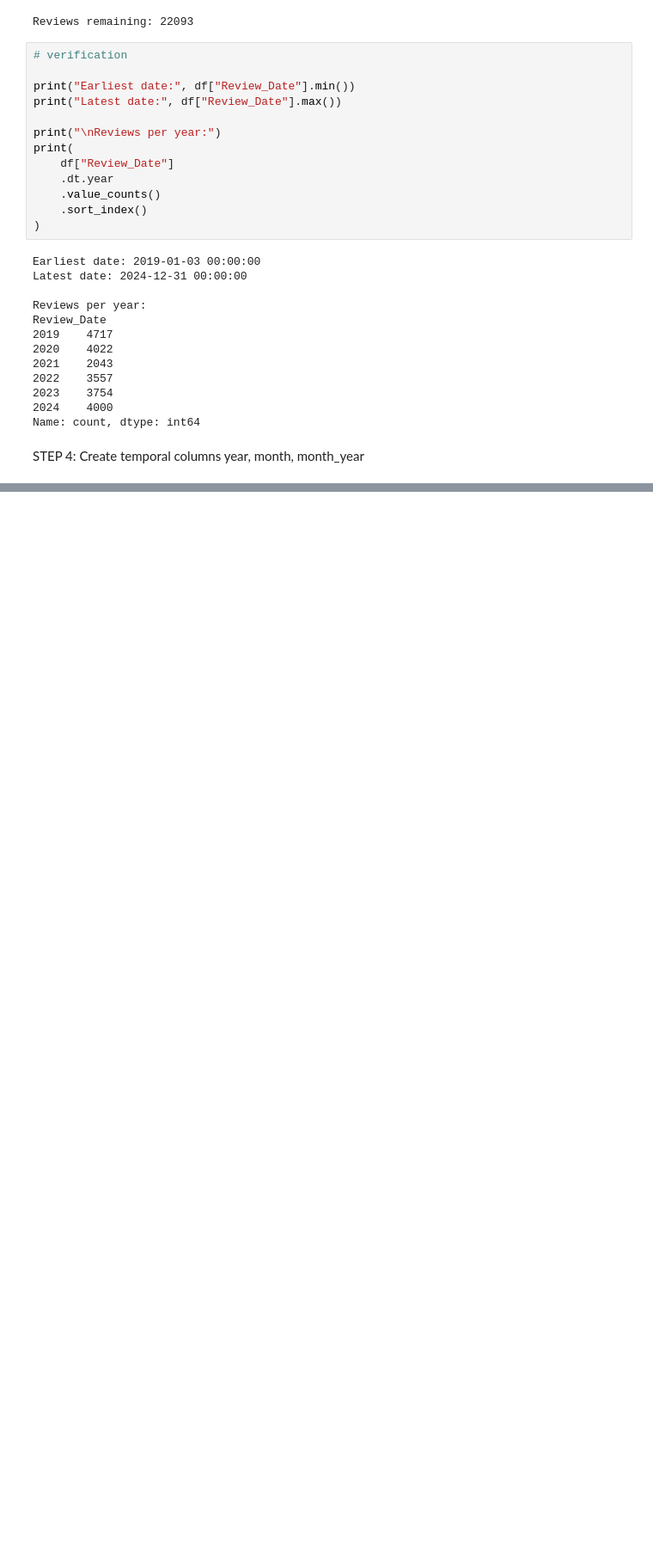
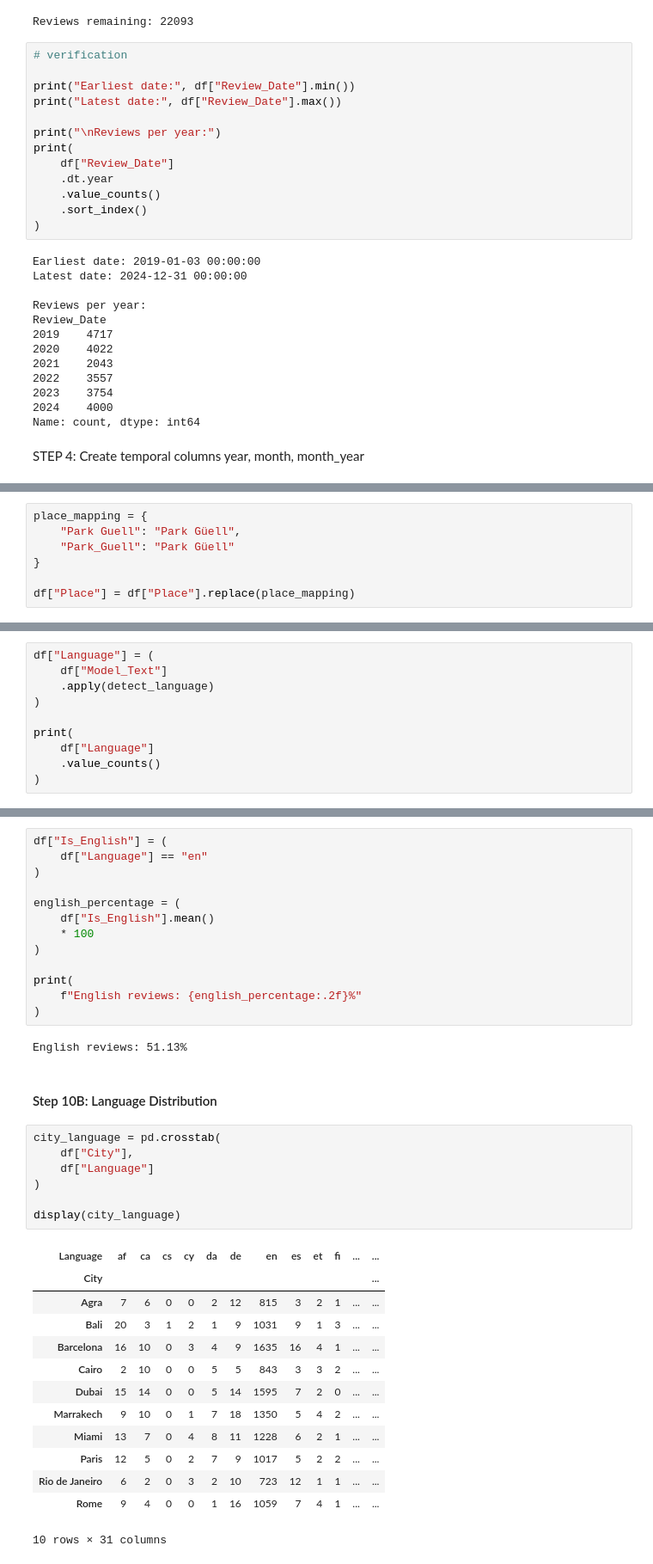
Before and after one commit to Suva200/sentiment-drift-analysis-tourism-reviews, a Jupyter notebook: preprocessing.ipynb, the cells around one changed output, grey strips where cells are left out. Shown at 86% size. Drawn from its saved outputs; the diff is of its cells as text; blank space fills up the shorter version.

```diff
--- a/preprocessing.ipynb
+++ b/preprocessing.ipynb
@@ -129,0 +422,7 @@ df.head()
+# %%
+place_mapping = {
+    "Park Guell": "Park Güell",
+    "Park_Guell": "Park Güell"
+}
+
+df["Place"] = df["Place"].replace(place_mapping)
@@ -129,0 +455,10 @@ df.head()
+# %%
+df["Language"] = (
+    df["Model_Text"]
+    .apply(detect_language)
+)
+
+print(
+    df["Language"]
+    .value_counts()
+)
@@ -129,0 +483,38 @@ df.head()
+# %%
+df["Is_English"] = (
+    df["Language"] == "en"
+)
+
+english_percentage = (
+    df["Is_English"].mean()
+    * 100
+)
+
+print(
+    f"English reviews: {english_percentage:.2f}%"
+)
+# %% [output]
+English reviews: 51.13%
+# %% [markdown]
+#### Step 10B: Language Distribution
+# %%
+city_language = pd.crosstab(
+    df["City"],
+    df["Language"]
+)
+
+display(city_language)
+# %% [output]
+| Language | af | ca | cs | cy | da | de | en | es | et | fi | ... | ... |
+| City |  |  |  |  |  |  |  |  |  |  |  | ... |
+| Agra | 7 | 6 | 0 | 0 | 2 | 12 | 815 | 3 | 2 | 1 | ... | ... |
+| Bali | 20 | 3 | 1 | 2 | 1 | 9 | 1031 | 9 | 1 | 3 | ... | ... |
+| Barcelona | 16 | 10 | 0 | 3 | 4 | 9 | 1635 | 16 | 4 | 1 | ... | ... |
+| Cairo | 2 | 10 | 0 | 0 | 5 | 5 | 843 | 3 | 3 | 2 | ... | ... |
+| Dubai | 15 | 14 | 0 | 0 | 5 | 14 | 1595 | 7 | 2 | 0 | ... | ... |
+| Marrakech | 9 | 10 | 0 | 1 | 7 | 18 | 1350 | 5 | 4 | 2 | ... | ... |
+| Miami | 13 | 7 | 0 | 4 | 8 | 11 | 1228 | 6 | 2 | 1 | ... | ... |
+| Paris | 12 | 5 | 0 | 2 | 7 | 9 | 1017 | 5 | 2 | 2 | ... | ... |
+| Rio de Janeiro | 6 | 2 | 0 | 3 | 2 | 10 | 723 | 12 | 1 | 1 | ... | ... |
+| Rome | 9 | 4 | 0 | 0 | 1 | 16 | 1059 | 7 | 4 | 1 | ... | ... |
+10 rows × 31 columns
```
Also changed, not shown: parts of 69 cells of this notebook.
